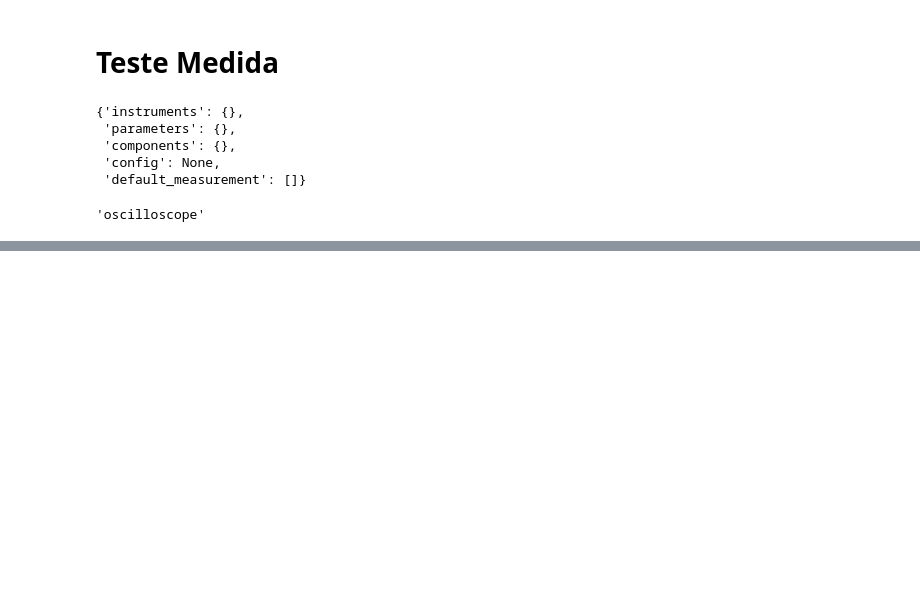
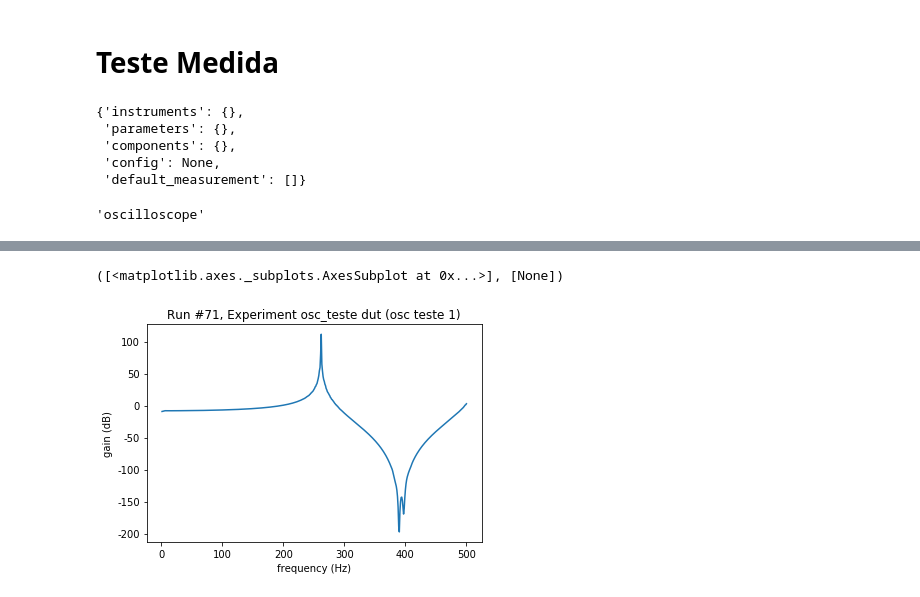
Before and after one commit to quantum-devices-physics-lab/measurement-instruments-python, a Jupyter notebook: QCodes_teste.ipynb, the cells around one changed output, grey strips where cells are left out. Cells and saved outputs as stored; diff of their text form; code cells hidden in the pictures; blank space fills up the shorter version.

```diff
--- a/QCodes_teste.ipynb
+++ b/QCodes_teste.ipynb
@@ -131,0 +153,7 @@ plot_dataset(dataset)
+# %%
+dataset = qc.load_by_run_spec(experiment_name=use_exp.name)
+# %%
+qc.dataset.plotting.plot_dataset(dataset)
+# %% [output]
+([<matplotlib.axes._subplots.AxesSubplot at 0x...>], [None])
+[figure, added]
```
Also changed, not shown: parts of 11 cells of this notebook.
